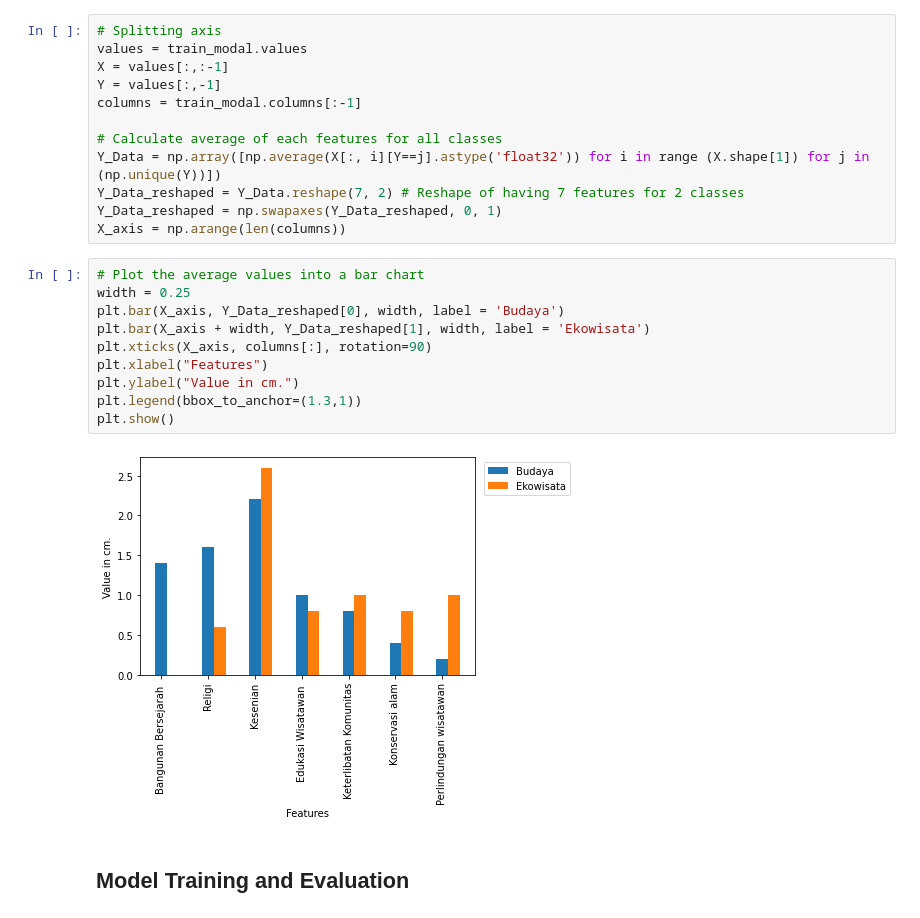
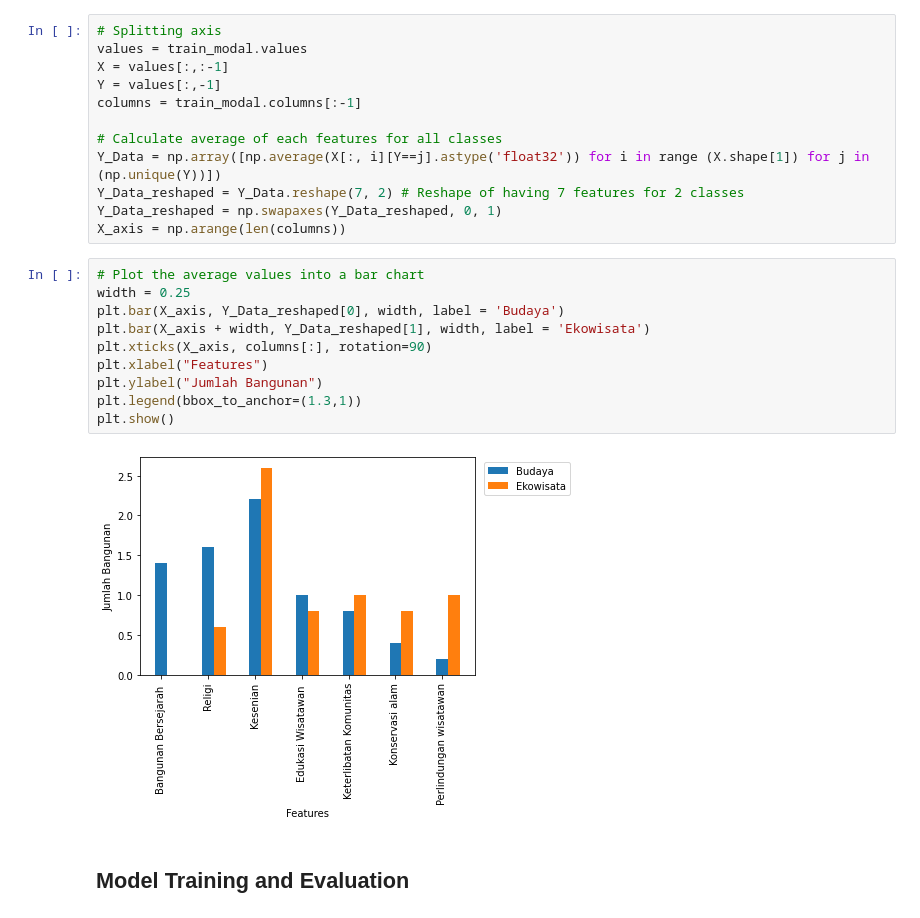
Before and after one commit to alfianisnan26/klasifikasi-dusun, a Jupyter notebook: train.ipynb, the cells around one changed output. Cells and saved outputs as stored; diff of their text form.

```diff
--- a/train.ipynb
+++ b/train.ipynb
@@ -108,15 +108,15 @@ X_axis = np.arange(len(columns))
 # %%
 # Plot the average values into a bar chart
 width = 0.25
 plt.bar(X_axis, Y_Data_reshaped[0], width, label = 'Budaya')
 plt.bar(X_axis + width, Y_Data_reshaped[1], width, label = 'Ekowisata')
 plt.xticks(X_axis, columns[:], rotation=90)
 plt.xlabel("Features")
-plt.ylabel("Value in cm.")
+plt.ylabel("Jumlah Bangunan")
 plt.legend(bbox_to_anchor=(1.3,1))
 plt.show()
 # %% [output]
-[figure, old version]
+[figure, new version]
 # %% [markdown]
 ## Model Training and Evaluation
 # %%
```
Also changed, not shown: 1 other file.
